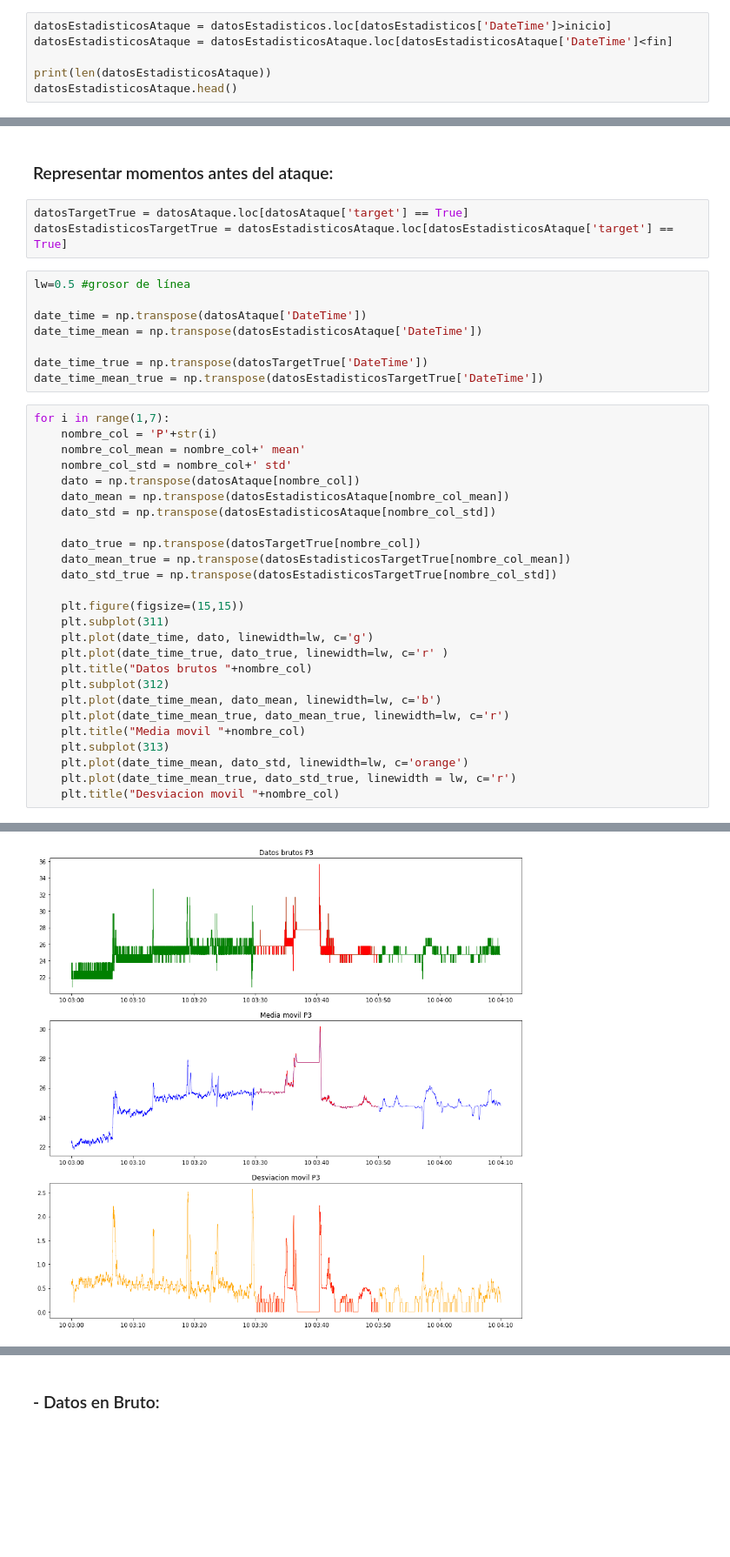
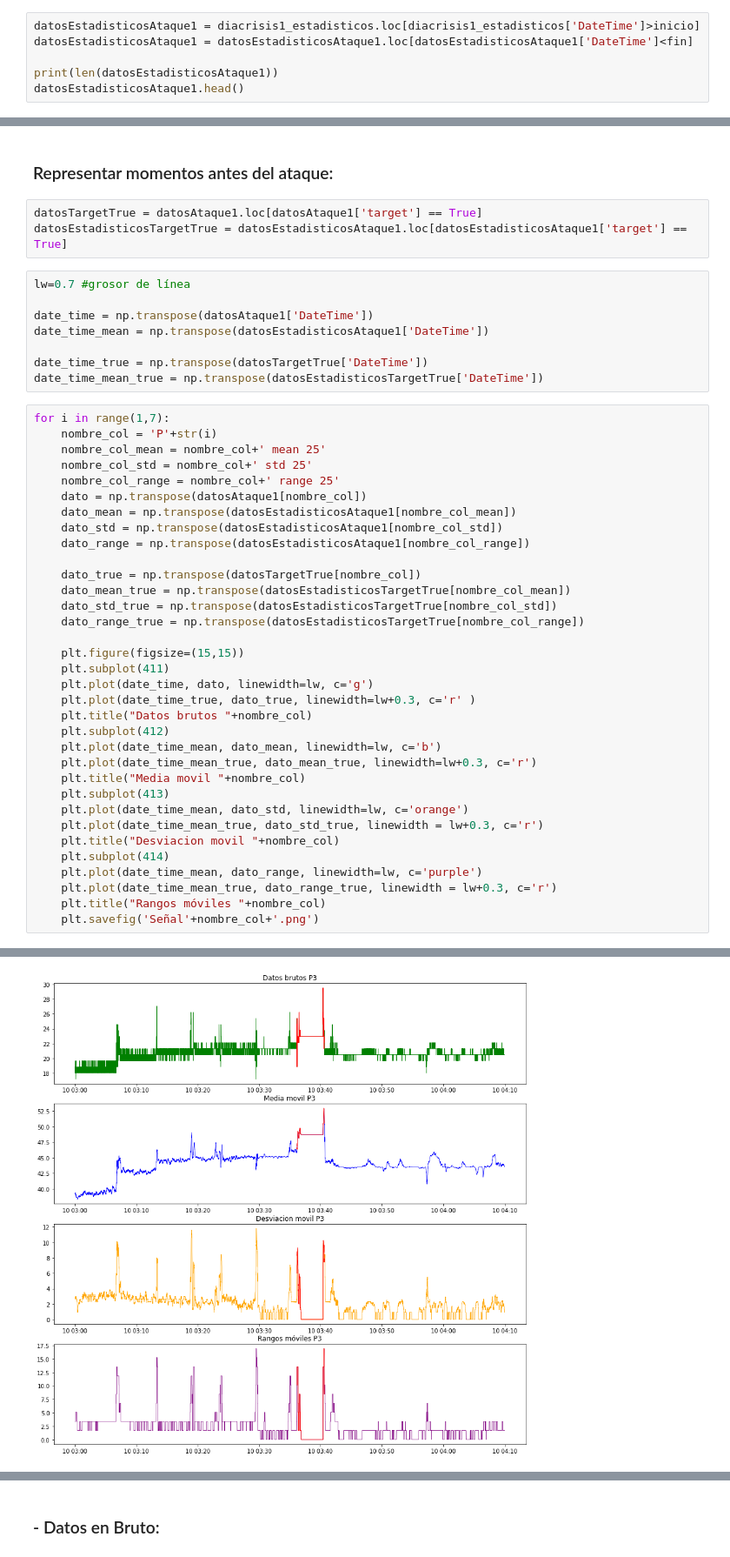
Before and after one commit to aliciaolivaresgil/TFG-SmartBeds, a Jupyter notebook: src/Representacion Ataque.ipynb, the cells around one changed output, grey strips where cells are left out. Shown at 87% size. Cells and saved outputs as stored; diff of their text form; blank space fills up the shorter version.

```diff
--- a/src/Representacion Ataque.ipynb
+++ b/src/Representacion Ataque.ipynb
@@ -65,8 +117,8 @@ datosAtaque.head()
 # %%
-datosEstadisticosAtaque = datosEstadisticos.loc[datosEstadisticos['DateTime']>inicio]
-datosEstadisticosAtaque = datosEstadisticosAtaque.loc[datosEstadisticosAtaque['DateTime']<fin]
+datosEstadisticosAtaque1 = diacrisis1_estadisticos.loc[diacrisis1_estadisticos['DateTime']>inicio]
+datosEstadisticosAtaque1 = datosEstadisticosAtaque1.loc[datosEstadisticosAtaque1['DateTime']<fin]
 
-print(len(datosEstadisticosAtaque))
-datosEstadisticosAtaque.head()
+print(len(datosEstadisticosAtaque1))
+datosEstadisticosAtaque1.head()
 # %% [output]
 10495
@@ -80,40 +131,48 @@ datosEstadisticosAtaque.head()
 # %% [markdown]
 ### Representar momentos antes del ataque:
 # %%
-datosTargetTrue = datosAtaque.loc[datosAtaque['target'] == True]
-datosEstadisticosTargetTrue = datosEstadisticosAtaque.loc[datosEstadisticosAtaque['target'] == True]
+datosTargetTrue = datosAtaque1.loc[datosAtaque1['target'] == True]
+datosEstadisticosTargetTrue = datosEstadisticosAtaque1.loc[datosEstadisticosAtaque1['target'] == True]
 # %%
-lw=0.5 #grosor de línea
+lw=0.7 #grosor de línea
 
-date_time = np.transpose(datosAtaque['DateTime'])
-date_time_mean = np.transpose(datosEstadisticosAtaque['DateTime'])
+date_time = np.transpose(datosAtaque1['DateTime'])
+date_time_mean = np.transpose(datosEstadisticosAtaque1['DateTime'])
 
 date_time_true = np.transpose(datosTargetTrue['DateTime'])
 date_time_mean_true = np.transpose(datosEstadisticosTargetTrue['DateTime'])
 # %%
 for i in range(1,7):
     nombre_col = 'P'+str(i)
-    nombre_col_mean = nombre_col+' mean'
-    nombre_col_std = nombre_col+' std'
-    dato = np.transpose(datosAtaque[nombre_col])
-    dato_mean = np.transpose(datosEstadisticosAtaque[nombre_col_mean])
-    dato_std = np.transpose(datosEstadisticosAtaque[nombre_col_std])
+    nombre_col_mean = nombre_col+' mean 25'
+    nombre_col_std = nombre_col+' std 25'
+    nombre_col_range = nombre_col+' range 25'
+    dato = np.transpose(datosAtaque1[nombre_col])
+    dato_mean = np.transpose(datosEstadisticosAtaque1[nombre_col_mean])
+    dato_std = np.transpose(datosEstadisticosAtaque1[nombre_col_std])
+    dato_range = np.transpose(datosEstadisticosAtaque1[nombre_col_range])
 
     dato_true = np.transpose(datosTargetTrue[nombre_col])
     dato_mean_true = np.transpose(datosEstadisticosTargetTrue[nombre_col_mean])
     dato_std_true = np.transpose(datosEstadisticosTargetTrue[nombre_col_std])
+    dato_range_true = np.transpose(datosEstadisticosTargetTrue[nombre_col_range])
 
     plt.figure(figsize=(15,15))
-    plt.subplot(311)
+    plt.subplot(411)
     plt.plot(date_time, dato, linewidth=lw, c='g')
-    plt.plot(date_time_true, dato_true, linewidth=lw, c='r' )
+    plt.plot(date_time_true, dato_true, linewidth=lw+0.3, c='r' )
     plt.title("Datos brutos "+nombre_col)
-    plt.subplot(312)
+    plt.subplot(412)
     plt.plot(date_time_mean, dato_mean, linewidth=lw, c='b')
-    plt.plot(date_time_mean_true, dato_mean_true, linewidth=lw, c='r')
+    plt.plot(date_time_mean_true, dato_mean_true, linewidth=lw+0.3, c='r')
     plt.title("Media movil "+nombre_col)
-    plt.subplot(313)
+    plt.subplot(413)
     plt.plot(date_time_mean, dato_std, linewidth=lw, c='orange')
-    plt.plot(date_time_mean_true, dato_std_true, linewidth = lw, c='r')
+    plt.plot(date_time_mean_true, dato_std_true, linewidth = lw+0.3, c='r')
     plt.title("Desviacion movil "+nombre_col)
+    plt.subplot(414)
+    plt.plot(date_time_mean, dato_range, linewidth=lw, c='purple')
+    plt.plot(date_time_mean_true, dato_range_true, linewidth = lw+0.3, c='r')
+    plt.title("Rangos móviles "+nombre_col)
+    plt.savefig('Señal'+nombre_col+'.png')
 # %% [output]
@@ -122 +181 @@ for i in range(1,7):
-[figure, old version]
+[figure, new version]
```
Also changed, not shown: parts of 22 cells of this notebook, 32 other files.
